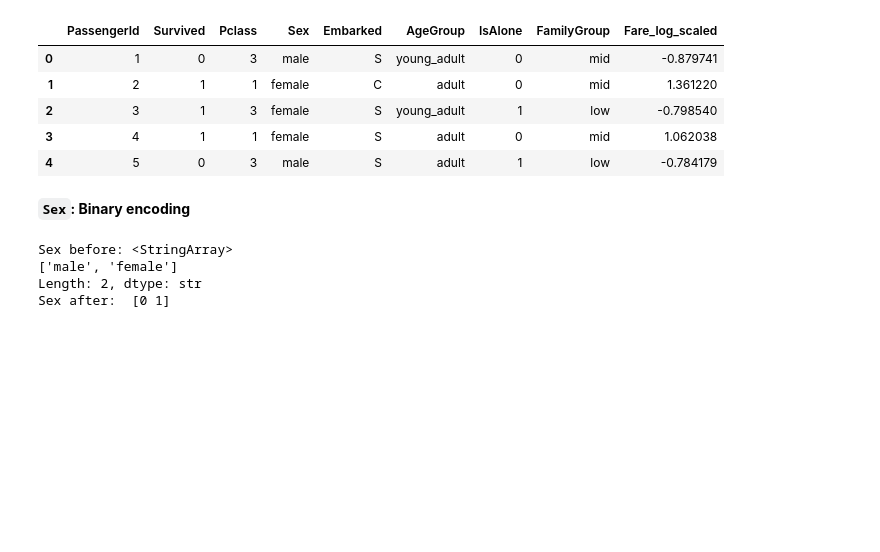
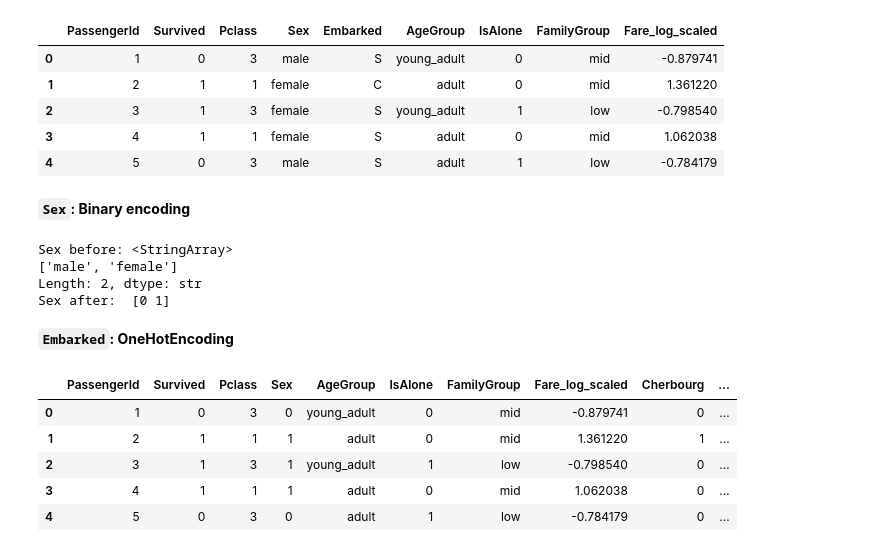
Before and after one commit to helben2002/TitanicCapstoneProject, a Jupyter notebook: ml/notebooks/ayda.ipynb, the cells around one changed output. Drawn from its saved outputs; the diff is of its cells as text; code cells hidden in the pictures; blank space fills up the shorter version.

Commit message:
OneHotEncoding on Embarked

```diff
--- a/ml/notebooks/ayda.ipynb
+++ b/ml/notebooks/ayda.ipynb
@@ -471,3 +471,19 @@ Sex before: <StringArray>
 ['male', 'female']
 Length: 2, dtype: str
 Sex after:  [0 1]
+# %% [markdown]
+**`Embarked`: OneHotEncoding**
+# %%
+embarked_map = {"S": "Southampton", "C": "Cherbourg", "Q": "Queenstown"}
+
+new_df["Embarked"] = new_df["Embarked"].map(embarked_map)
+new_df = pd.get_dummies(new_df, columns=["Embarked"], prefix="", prefix_sep="", dtype=int)
+
+new_df.head()
+# %% [output]
+|  | PassengerId | Survived | Pclass | Sex | AgeGroup | IsAlone | FamilyGroup | Fare_log_scaled | Cherbourg | ... |
+| 0 | 1 | 0 | 3 | 0 | young_adult | 0 | mid | -0.879741 | 0 | ... |
+| 1 | 2 | 1 | 1 | 1 | adult | 0 | mid | 1.361220 | 1 | ... |
+| 2 | 3 | 1 | 3 | 1 | young_adult | 1 | low | -0.798540 | 0 | ... |
+| 3 | 4 | 1 | 1 | 1 | adult | 0 | mid | 1.062038 | 0 | ... |
+| 4 | 5 | 0 | 3 | 0 | adult | 1 | low | -0.784179 | 0 | ... |
```
